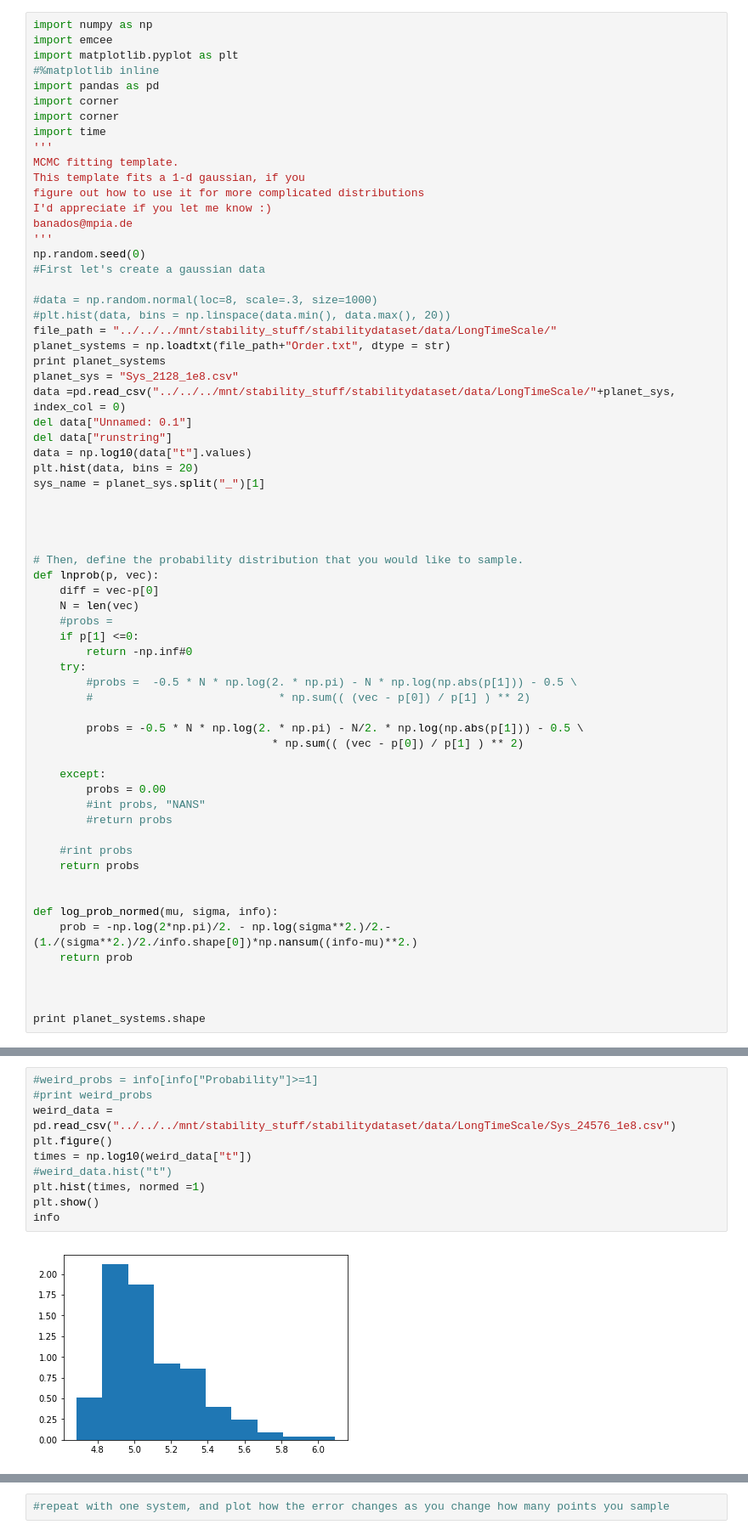
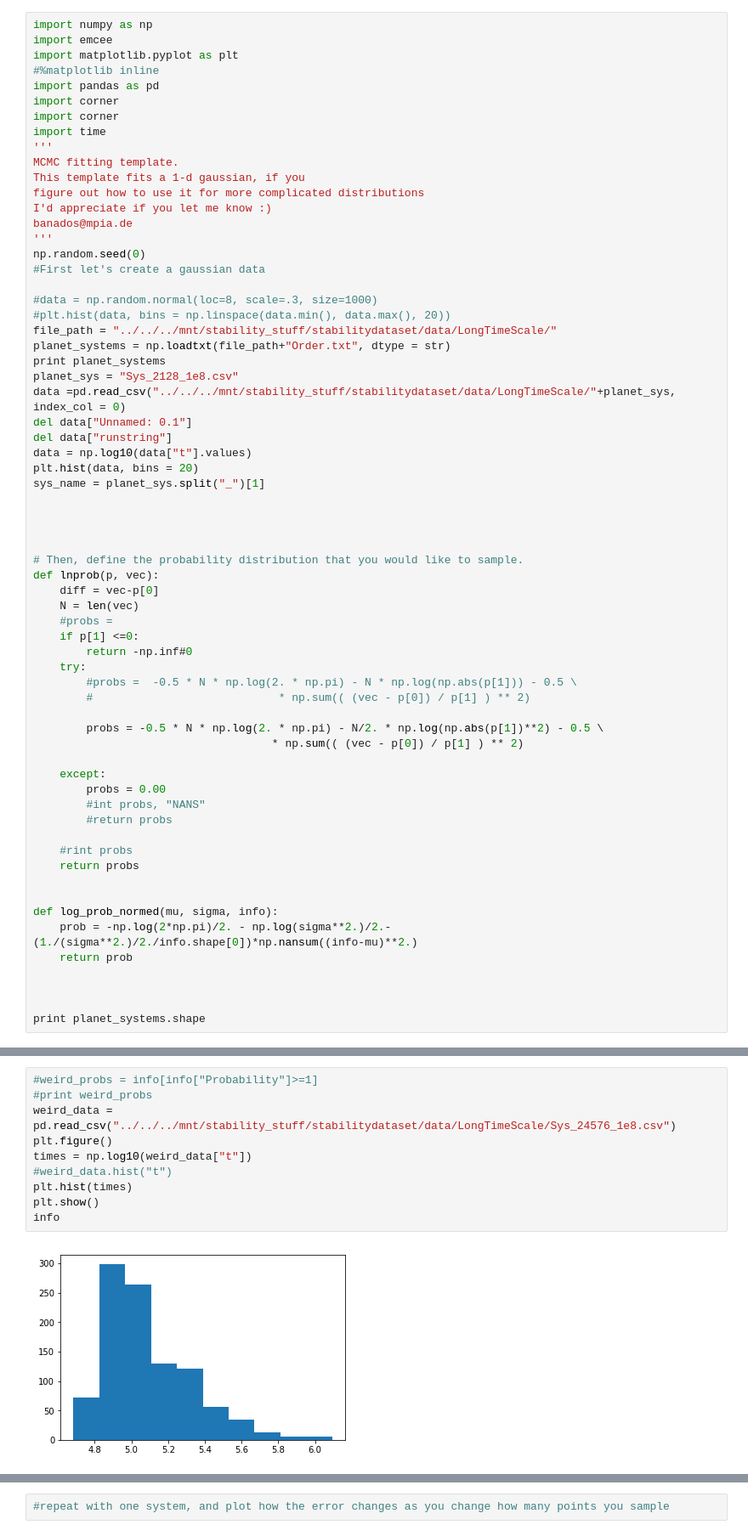
Before and after one commit to dtamayo/MLstability, a Jupyter notebook: Analysis/One Dimensional Guassian Fit.ipynb, the cells around one changed output, grey strips where cells are left out. Shown at 85% size. Cells and saved outputs as stored; diff of their text form.

```diff
--- a/Analysis/One Dimensional Guassian Fit.ipynb
+++ b/Analysis/One Dimensional Guassian Fit.ipynb
@@ -44,7 +44,7 @@ def lnprob(p, vec):
         #probs =  -0.5 * N * np.log(2. * np.pi) - N * np.log(np.abs(p[1])) - 0.5 \
         #                            * np.sum(( (vec - p[0]) / p[1] ) ** 2)
 
-        probs = -0.5 * N * np.log(2. * np.pi) - N/2. * np.log(np.abs(p[1])) - 0.5 \
+        probs = -0.5 * N * np.log(2. * np.pi) - N/2. * np.log(np.abs(p[1])**2) - 0.5 \
                                     * np.sum(( (vec - p[0]) / p[1] ) ** 2)
 
     except:
@@ -215,15 +215,15 @@ Mean acceptance fraction: 0.43795
 # %%
 #weird_probs = info[info["Probability"]>=1]
 #print weird_probs
 weird_data = pd.read_csv("../../../mnt/stability_stuff/stabilitydataset/data/LongTimeScale/Sys_24576_1e8.csv")
 plt.figure()
 times = np.log10(weird_data["t"])
 #weird_data.hist("t")
-plt.hist(times, normed =1)
+plt.hist(times)
 plt.show()
 info
 # %% [output]
-[figure, old version]
+[figure, new version]
 |  | ID | Probability | Mean | Sigma | Mean_Error | Sigma_Error |
 | 0 | 10518 | 0.511999 | 6.4694 | 0.604505 | 0.0197145 | 0.019823 |
 | 1 | 1174 | 0.917814 | 5.25656 | 0.339335 | 0.0108144 | 0.0109241 |
```
Also changed, not shown: parts of 2 cells of this notebook.
